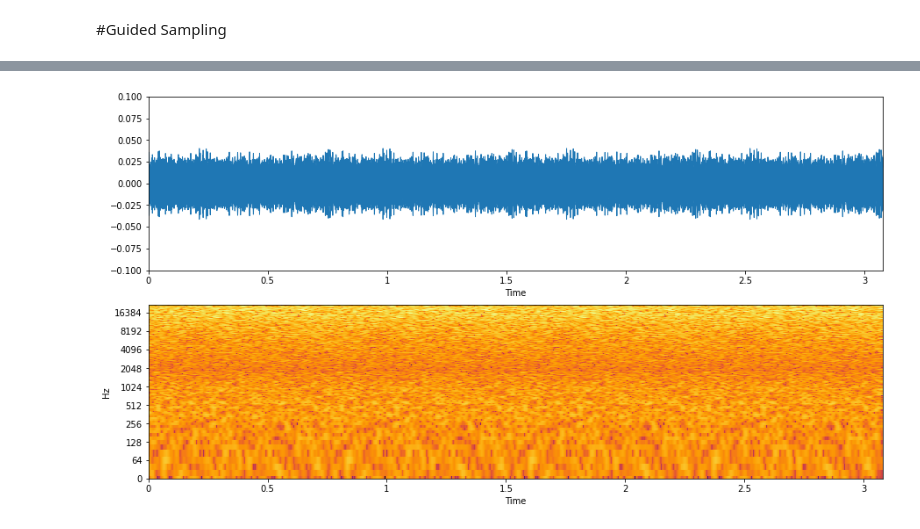
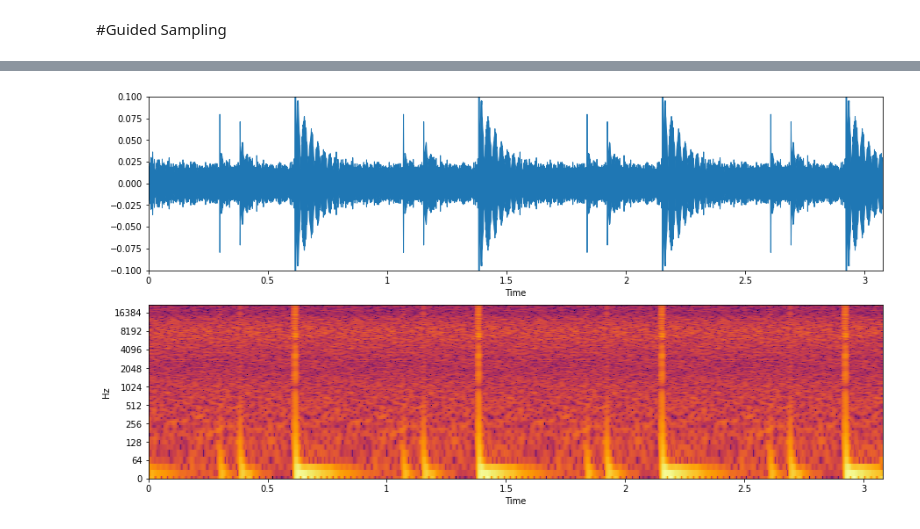
Before and after one commit to rwekwe/gramophone_noise_synth, a Jupyter notebook: colab/demo.ipynb, the cells around one changed output, grey strips where cells are left out. Drawn from its saved outputs; the diff is of its cells as text; code cells hidden in the pictures.

```diff
--- a/colab/demo.ipynb
+++ b/colab/demo.ipynb
@@ -178,11 +178,11 @@ width="10000px"></p>
 #@markdown Start defining the spectral shape of the background noise. The values are in dB and define the shape of an equalizer
 
 #freqs  125 Hz 500Hz 2000Hz  8000Hz 16000Hz
-f_125_Hz= -2.4 #@param {type:"slider", min:-20, max:20, step:0.1}
+f_125_Hz= 1.8 #@param {type:"slider", min:-20, max:20, step:0.1}
 f_500_Hz= 0 #@param {type:"slider",min:-20, max:20,  step:0.1}
 f_2_kHz= -3.41 #@param {type:"slider",min:-20, max:20,  step:0.1}
 f_8_kHz= 1 #@param {type:"slider",min:-20, max:20,  step:0.1}
-f_16_kHz= 4.55 #@param {type:"slider",min:-20, max:20,  step:0.1}
+f_16_kHz= -5.3 #@param {type:"slider",min:-20, max:20,  step:0.1}
 
 gains=[
        [f_125_Hz  ,   f_500_Hz  ,    f_2_kHz ,    f_8_kHz ,   f_16_kHz ]      #uniform pattern
@@ -202,16 +202,13 @@ noise_synth=noise_presynthesis(gains=gains, noise_gain=noise_gain, args=args) #I
 #@markdown  Add some thumps if desired
 
 #@markdown  Select the strength of the thump (0: no thump, 1: soft, 2: mid, 3: strong, 4: strongest), and the period position (relative between 0 and 1)
-
-thump_1_strength= 2 #@param {type:"slider", min:0, max:4, step:1}
-
+thump_1_strength = 4 #@param {type:"slider", min:0, max:4, step:1}
 thump_1_pos= 0.8#@param  {type:"slider",min:0, max:1,  step:0.01}
 #@markdown ----
-
-thump_2_strength = 1 #@param {type:"slider", min:0, max:4, step:1}
+thump_2_strength = 2 #@param {type:"slider", min:0, max:4, step:1}
 thump_2_pos= 0.5#@param  {type:"slider",min:0, max:1,  step:0.01}
 #@markdown ----
-thump_3_strength= 0 #@param  {type:"slider",min:0, max:4,  step:1}
+thump_3_strength = 1 #@param {type:"slider", min:0, max:4, step:1}
 thump_3_pos= 0.39#@param  {type:"slider",min:0, max:1,  step:0.01}
 #@markdown ----
 thump_4_strength= 0 #@param  {type:"slider",min:0, max:4,  step:1}
@@ -239,35 +236,35 @@ if thump_4_strength>0:
 
 noise_synth.add_thumps(positions=thump_positions, strengths=strengths)
 
 #@markdown  add also some buzz (electrical current noise at 50 Hz)
 
 buzz_power= -40 #@param {type:"slider", min:-40, max:20, step:1}
-buzz_sharpness= 0.9 #@param {type:"slider", min:0, max:1, step:0.01}
+buzz_sharpness= 0.98 #@param {type:"slider", min:0, max:1, step:0.01}
 
 noise_synth.add_buzz(pow=buzz_power, sharpness=0.99, f=50)
 
 #normalize the guide (required)
 noise_synth.normalize()
 
 
 #plotting the guide
 
 fig, axs = plt.subplots(2, 1, figsize=(15, 8))
 
 plotx=noise_synth.x
 plotx=np.concatenate((plotx,plotx,plotx,plotx))
 plotx=plotx/10
 
 librosa.display.waveplot(plotx,sr=int(args.sample_rate),ax=axs[0])
 axs[0].set_ylim(-0.1,0.1)
 
 plot_spec(plotx, axs[1])
 
 plotx[-1]=1
 ipd.Audio(plotx, rate=int(args.sample_rate)) # load a NumPy array
 # %% [output]
 [interactive output not drawn]
-[figure, old version]
+[figure, new version]
 # %%
 #@title #Guided Sampling
 #@markdown Define number of discretization steps. More steps imply higher precission at the cost of more computation.
```
Also changed, not shown: parts of 2 cells of this notebook.
